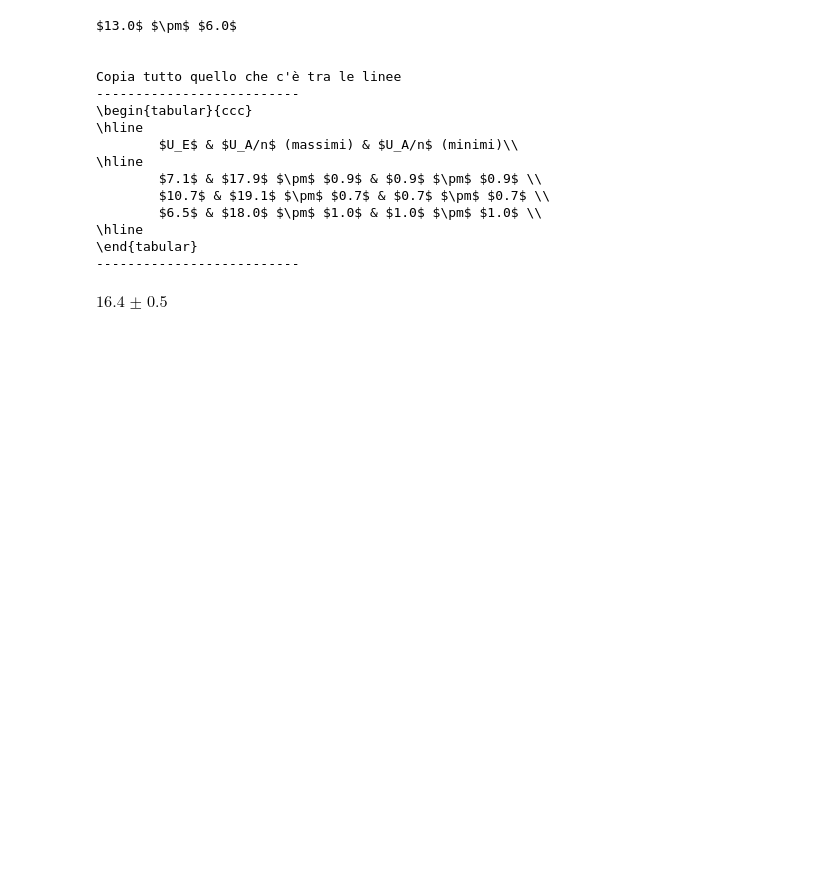
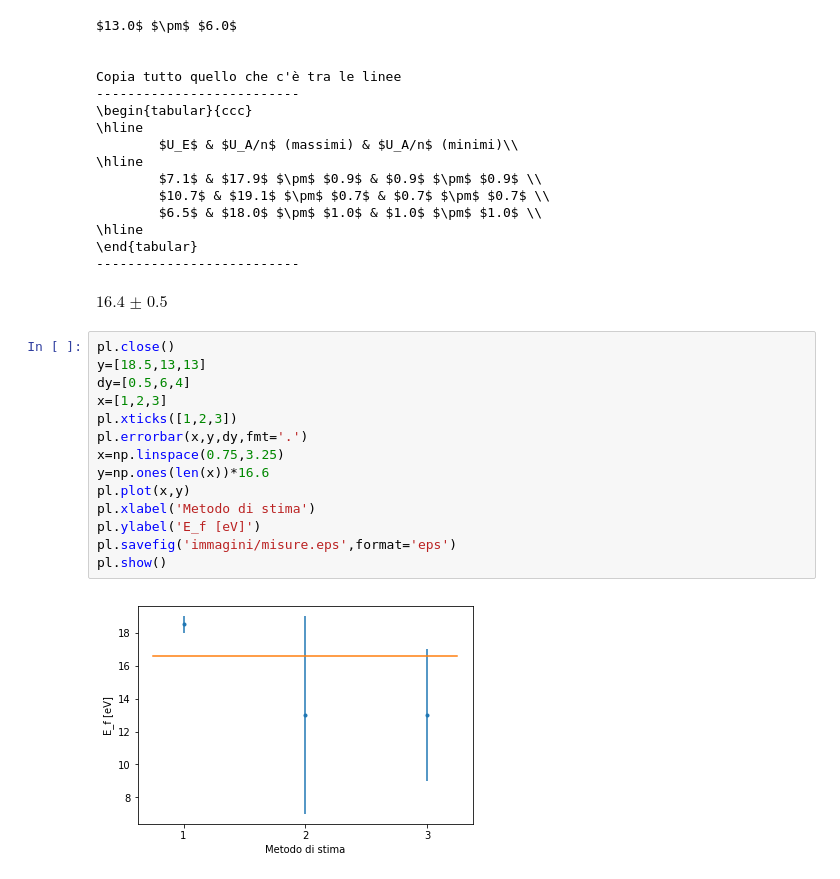
Before and after one commit to Francesco215/Fis-Lab3, a Jupyter notebook: Frank-Hertz/Untitled.ipynb, the cells around one changed output. Saved outputs shown, nothing was run; the diff lists cells and outputs as text; blank space fills up the shorter version.

```diff
--- a/Frank-Hertz/Untitled.ipynb
+++ b/Frank-Hertz/Untitled.ipynb
@@ -181,3 +181,19 @@ Copia tutto quello che c'è tra le linee
 --------------------------
 # %% [markdown]
 $16.4$ $\pm$ $0.5$
+# %%
+pl.close()
+y=[18.5,13,13]
+dy=[0.5,6,4]
+x=[1,2,3]
+pl.xticks([1,2,3])
+pl.errorbar(x,y,dy,fmt='.')
+x=np.linspace(0.75,3.25)
+y=np.ones(len(x))*16.6
+pl.plot(x,y)
+pl.xlabel('Metodo di stima')
+pl.ylabel('E_f [eV]')
+pl.savefig('immagini/misure.eps',format='eps')
+pl.show()
+# %% [output]
+[figure, added]
```
Also changed, not shown: 7 other files.
